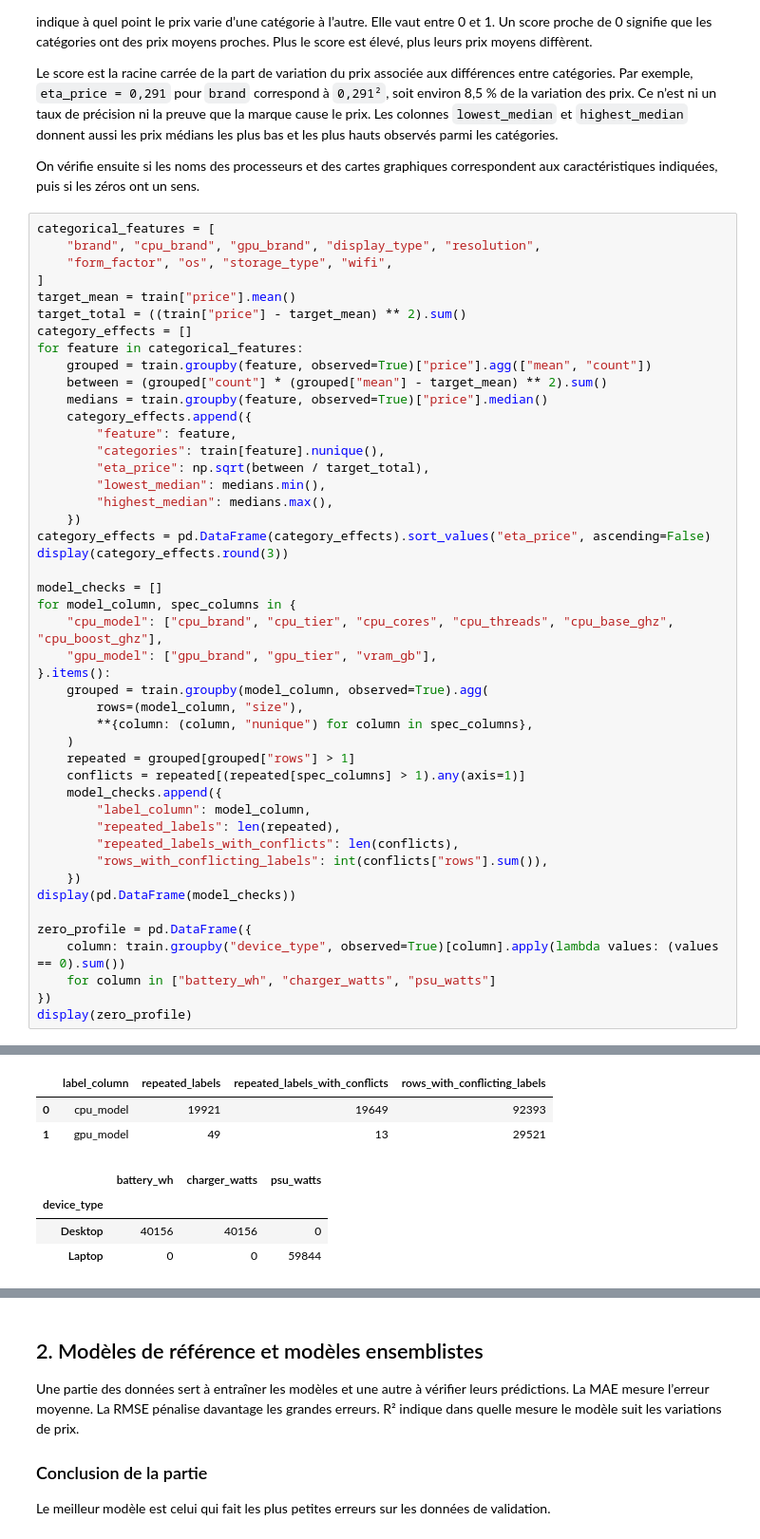
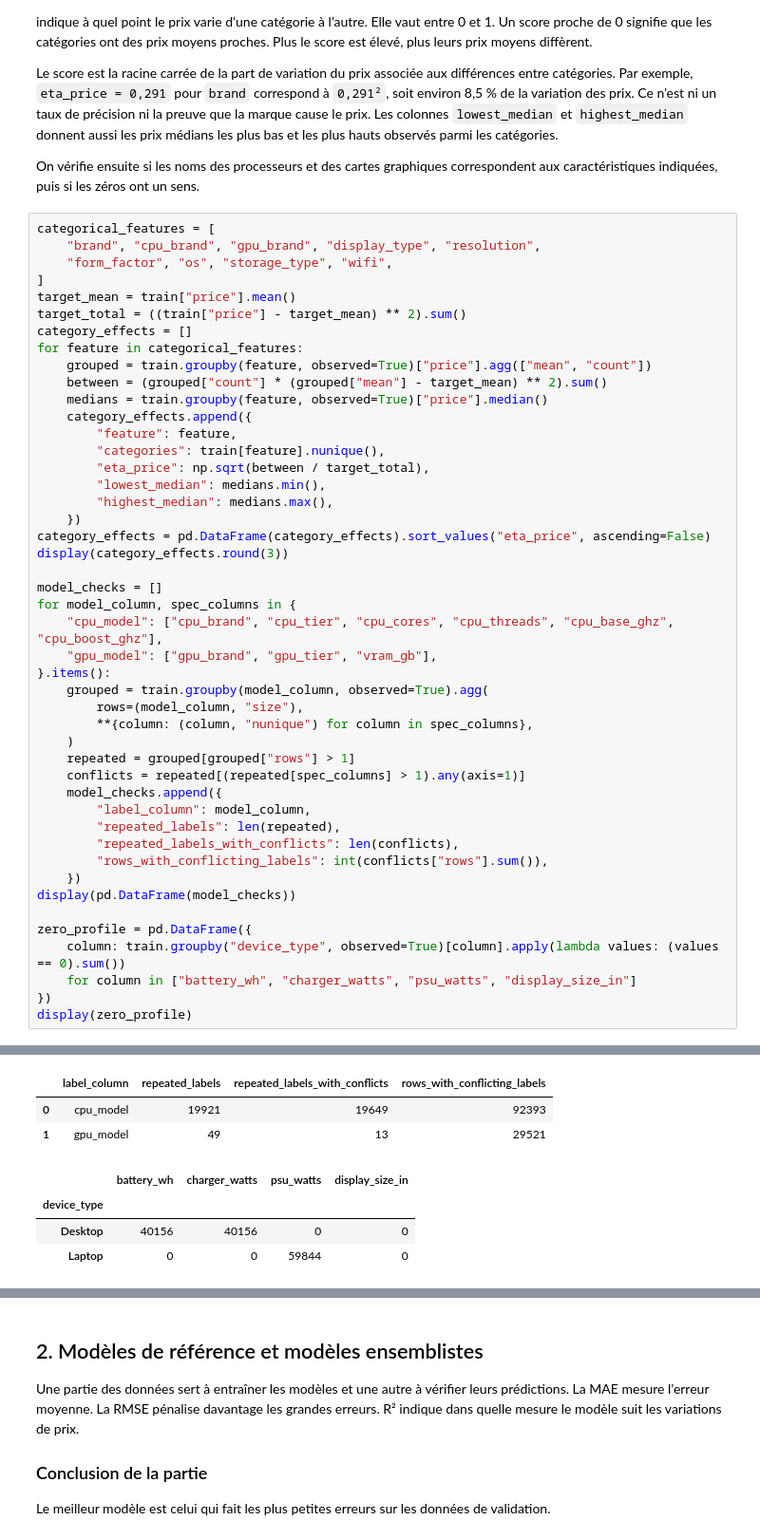
Before and after one commit to ImagineYoureAFrog/Laptop-Price, a Jupyter notebook: computer_prices_2025.ipynb, the cells around one changed output, grey strips where cells are left out. Shown at 95% size. Saved outputs shown, nothing was run; the diff lists cells and outputs as text.

```diff
--- a/computer_prices_2025.ipynb
+++ b/computer_prices_2025.ipynb
@@ -338,38 +334,38 @@ for model_column, spec_columns in {
         **{column: (column, "nunique") for column in spec_columns},
     )
     repeated = grouped[grouped["rows"] > 1]
     conflicts = repeated[(repeated[spec_columns] > 1).any(axis=1)]
     model_checks.append({
         "label_column": model_column,
         "repeated_labels": len(repeated),
         "repeated_labels_with_conflicts": len(conflicts),
         "rows_with_conflicting_labels": int(conflicts["rows"].sum()),
     })
 display(pd.DataFrame(model_checks))
 
 zero_profile = pd.DataFrame({
     column: train.groupby("device_type", observed=True)[column].apply(lambda values: (values == 0).sum())
-    for column in ["battery_wh", "charger_watts", "psu_watts"]
+    for column in ["battery_wh", "charger_watts", "psu_watts", "display_size_in"]
 })
 display(zero_profile)
 # %% [output]
 |  | feature | categories | eta_price | lowest_median | highest_median |
 | 0 | brand | 10 | 0.291 | 1707.99 | 2317.99 |
 | 1 | cpu_brand | 3 | 0.275 | 1809.99 | 2317.99 |
 | 4 | resolution | 6 | 0.215 | 1755.99 | 2079.99 |
 | 3 | display_type | 6 | 0.207 | 1740.99 | 2033.49 |
 | 2 | gpu_brand | 4 | 0.205 | 1783.99 | 2108.99 |
 | 6 | os | 4 | 0.186 | 1726.99 | 2092.99 |
 | 5 | form_factor | 10 | 0.185 | 1740.99 | 2007.99 |
 | 7 | storage_type | 4 | 0.060 | 1785.99 | 1878.99 |
 | 8 | wifi | 4 | 0.004 | 1856.99 | 1866.99 |
 |  | label_column | repeated_labels | repeated_labels_with_conflicts | rows_with_conflicting_labels |
 | 0 | cpu_model | 19921 | 19649 | 92393 |
 | 1 | gpu_model | 49 | 13 | 29521 |
-|  | battery_wh | charger_watts | psu_watts |
-| device_type |  |  |  |
-| Desktop | 40156 | 40156 | 0 |
-| Laptop | 0 | 0 | 59844 |
+|  | battery_wh | charger_watts | psu_watts | display_size_in |
+| device_type |  |  |  |  |
+| Desktop | 40156 | 40156 | 0 | 0 |
+| Laptop | 0 | 0 | 59844 | 0 |
 # %% [markdown]
 **Résultat :** les différences entre marques sont les plus marquées : `eta_price` vaut 0,291 pour `brand`, soit environ 8,5 % de la variation des prix associée aux marques. Pour `cpu_brand`, le score est 0,275, soit environ 7,6 %. Cela indique que ces catégories peuvent aider à estimer le prix, mais ne garantit pas à lui seul de meilleures prédictions.
 
```
Also changed, not shown: parts of 7 cells of this notebook, 1 other file.
